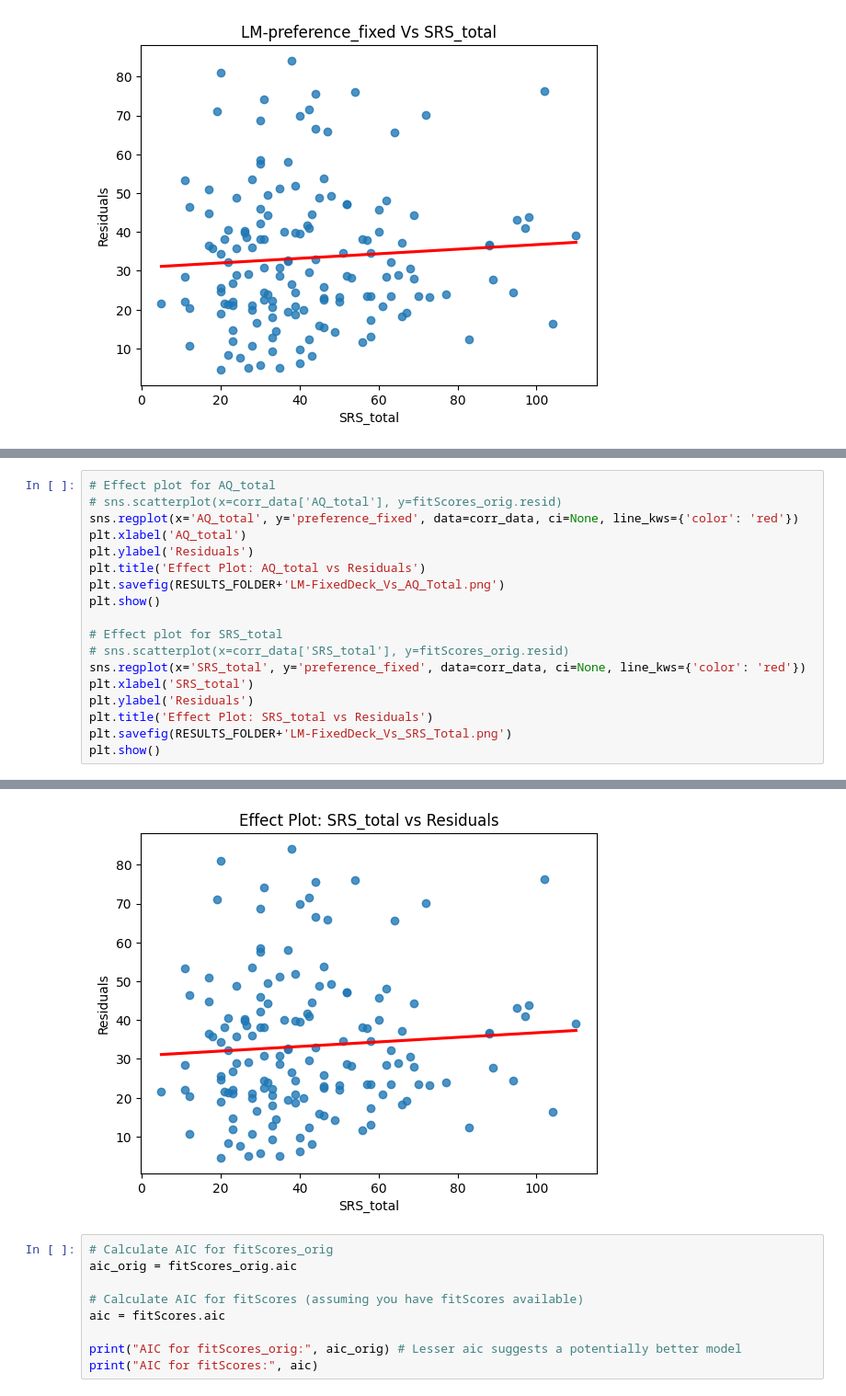
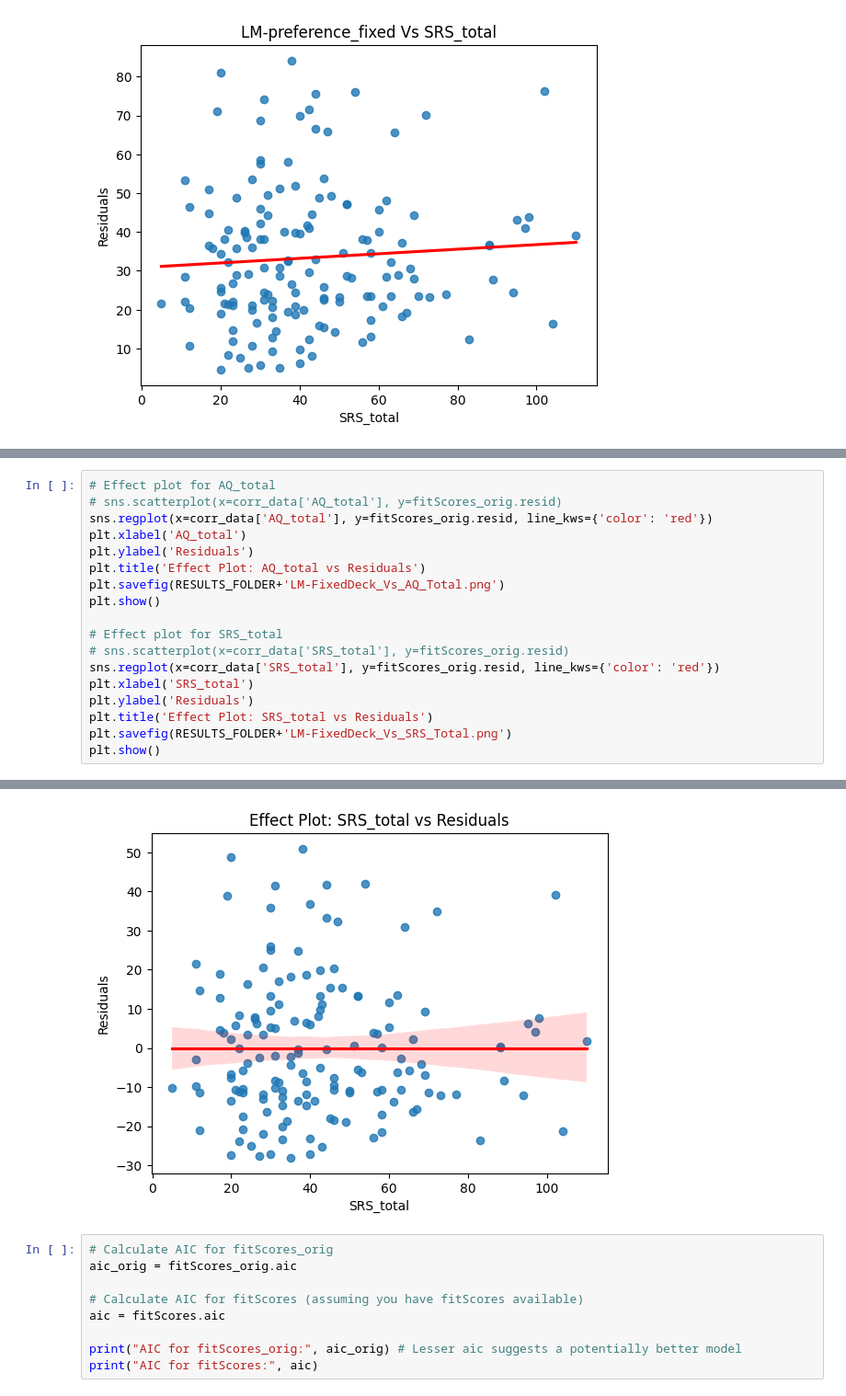
Before and after one commit to maynaS/Predictability-and-Autistic-Traits, a Jupyter notebook: Task3.ipynb, the cells around one changed output, grey strips where cells are left out. Shown at 92% size. Saved outputs shown, nothing was run; the diff lists cells and outputs as text.

```diff
--- a/Task3.ipynb
+++ b/Task3.ipynb
@@ -384,7 +384,7 @@ dtype: float64
 # %%
 # Effect plot for AQ_total
 # sns.scatterplot(x=corr_data['AQ_total'], y=fitScores_orig.resid)
-sns.regplot(x='AQ_total', y='preference_fixed', data=corr_data, ci=None, line_kws={'color': 'red'})
+sns.regplot(x=corr_data['AQ_total'], y=fitScores_orig.resid, line_kws={'color': 'red'})
 plt.xlabel('AQ_total')
 plt.ylabel('Residuals')
 plt.title('Effect Plot: AQ_total vs Residuals')
@@ -393,7 +393,7 @@ plt.show()
 
 # Effect plot for SRS_total
 # sns.scatterplot(x=corr_data['SRS_total'], y=fitScores_orig.resid)
-sns.regplot(x='SRS_total', y='preference_fixed', data=corr_data, ci=None, line_kws={'color': 'red'})
+sns.regplot(x=corr_data['SRS_total'], y=fitScores_orig.resid, line_kws={'color': 'red'})
 plt.xlabel('SRS_total')
 plt.ylabel('Residuals')
 plt.title('Effect Plot: SRS_total vs Residuals')
@@ -404,4 +404,4 @@ plt.show()
-[figure, old version]
+[figure, new version]
 # %%
 # Calculate AIC for fitScores_orig
 aic_orig = fitScores_orig.aic
```
Also changed, not shown: parts of 1 cell of this notebook, 2 other files.
